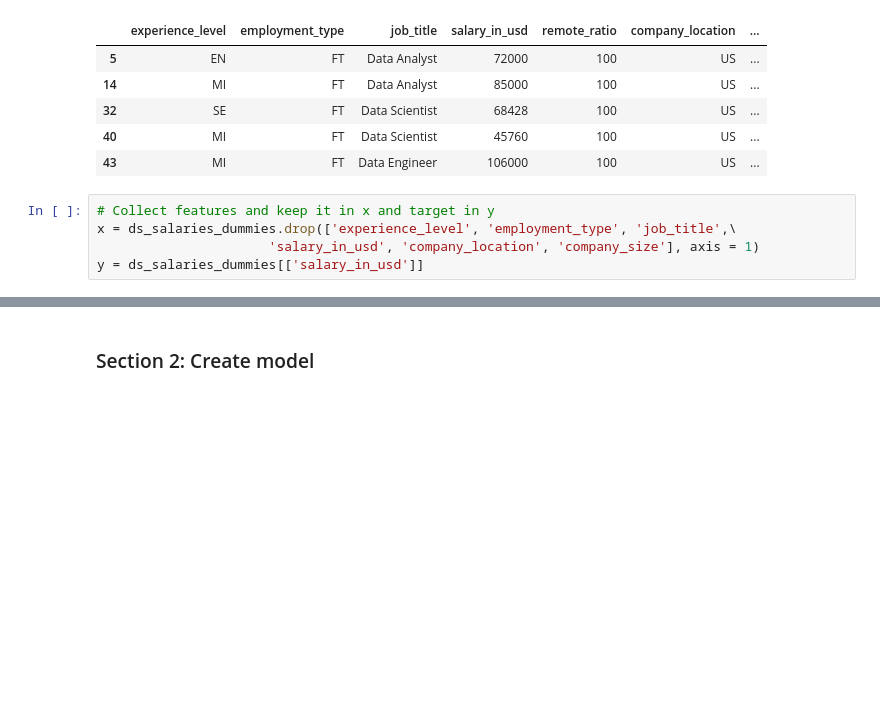
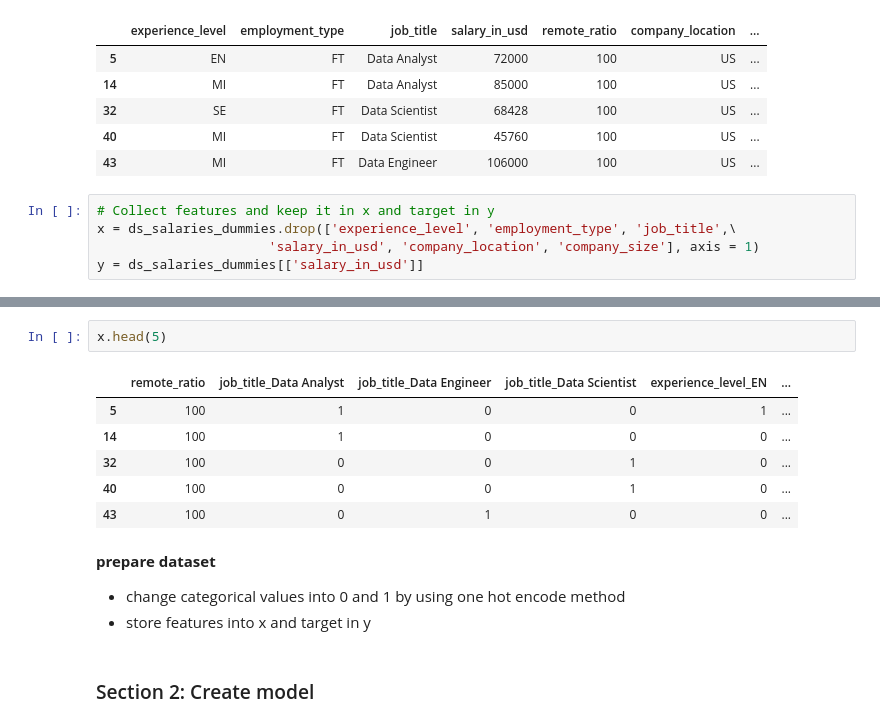
Before and after one commit to suwichacle22/predict_ds_salary_in_us, a Jupyter notebook: project_predict_ds_salary.ipynb, the cells around one changed output, grey strips where cells are left out. Cells and saved outputs as stored; diff of their text form; blank space fills up the shorter version.

```diff
--- a/project_predict_ds_salary.ipynb
+++ b/project_predict_ds_salary.ipynb
@@ -294,3 +297,16 @@ y = ds_salaries_dummies[['salary_in_usd']]
+# %%
+x.head(5)
+# %% [output]
+|  | remote_ratio | job_title_Data Analyst | job_title_Data Engineer | job_title_Data Scientist | experience_level_EN | ... |
+| 5 | 100 | 1 | 0 | 0 | 1 | ... |
+| 14 | 100 | 1 | 0 | 0 | 0 | ... |
+| 32 | 100 | 0 | 0 | 1 | 0 | ... |
+| 40 | 100 | 0 | 0 | 1 | 0 | ... |
+| 43 | 100 | 0 | 1 | 0 | 0 | ... |
+# %% [markdown]
+**prepare dataset**
+- change categorical values into 0 and 1 by using one hot encode method
+- store features into x and target in y
 # %% [markdown]
 ### Section 2: Create model
 # %%
```
Also changed, not shown: parts of 29 cells of this notebook.
